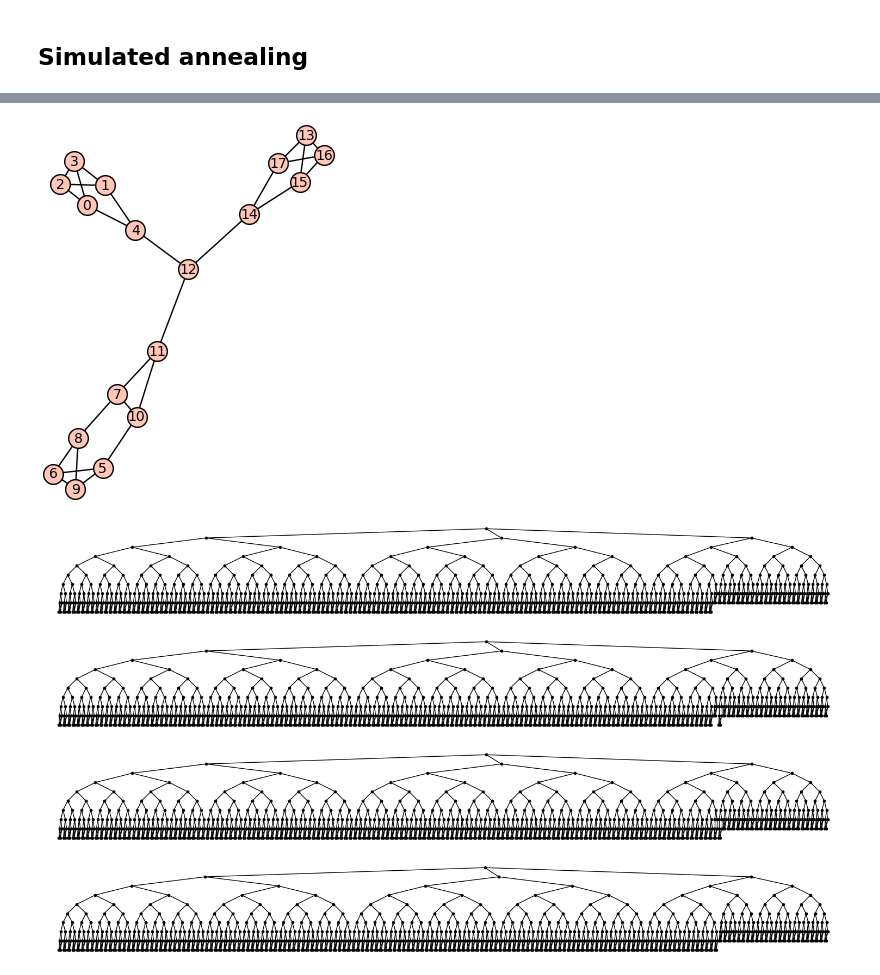
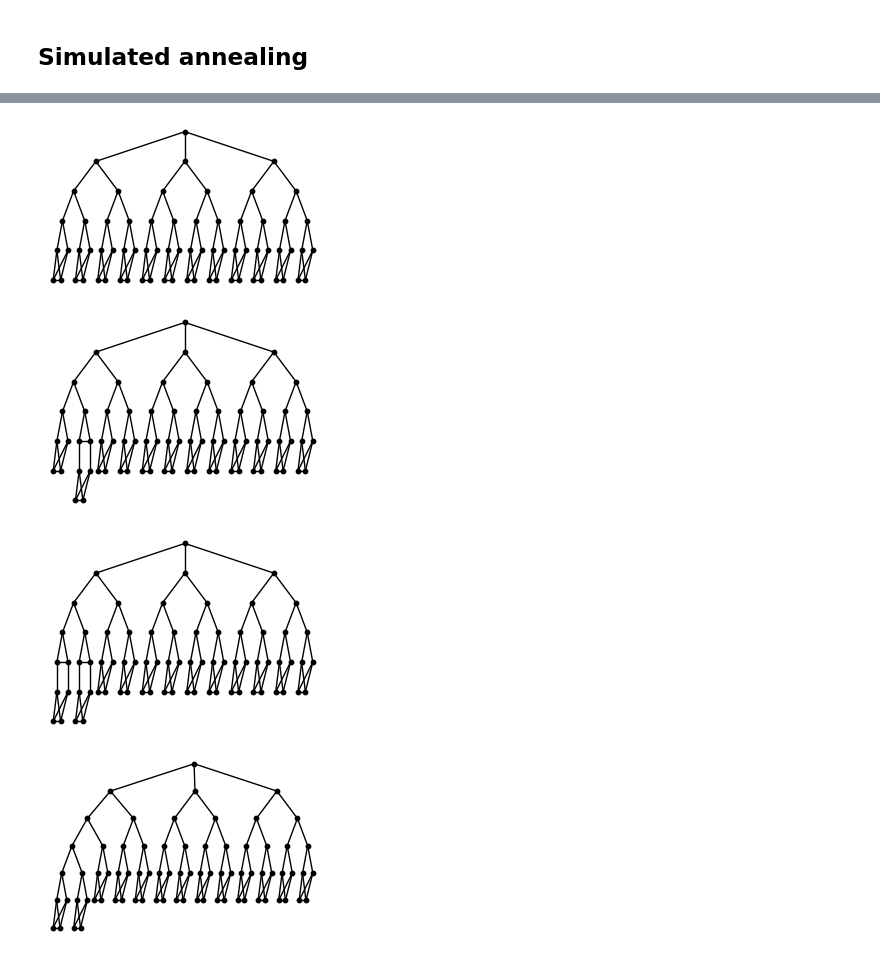
Before and after one commit to ZigaObradovic/FP_Group13, a Jupyter notebook: main.ipynb, the cells around one changed output, grey strips where cells are left out. Saved outputs shown, nothing was run; the diff lists cells and outputs as text; code cells hidden in the pictures.

```diff
--- a/main.ipynb
+++ b/main.ipynb
@@ -268,33 +279,0 @@ Graf je boljši
-# %%
-k = 3
-naj_grafi = []
-for n in range(10, 37,2):
-    najG = []
-    all_histories = []
-    for i in range(k):
-        Ln = Ln_graph(n)
-
-        start = time.time()
-        best_G, best_E, history = simulated_annealing_subpath(
-        Ln,
-        steps=20000,
-        T0=30.0,
-        alpha=0.99955,
-        max_tries = 1500,
-        verbose=False
-        )
-        elapsed = time.time() - start
-        print(f"Zaključil n = {n}, {i}. ponovitev v času {encode_time_hms(elapsed)} | Best_E = {best_E}")
-        all_histories.append(history)
-        najG.append(best_G)
-
-    naj_grafi.append(najG)
-
-    plt.figure(figsize=(10, 4))
-    for hist in all_histories:
-        plt.plot(hist, alpha=0.3)  # malo prosojno
-    plt.xlabel("Korak")
-    plt.ylabel("Energija")
-    plt.title(f"{k} zagonov SA za n = {n}")
-    plt.grid(True)
-    plt.show()
@@ -327,14 +280,9 @@ Zaključil n = 20, 2. ponovitev v času 00:03:19.838 | Best_E = 14212
-# %%
-for G in naj_grafi:
-    G.show()
-# %% [output]
-[figure, removed]
 # %%
-for n in range(1000, 1007, 2):
-    show_build_tree_tree_layout(n, root=0, figsize=[15,15])
+for n in range(70, 77, 2):
+    show_build_tree_tree_layout(n, root=0, figsize=[3,3])
 # %% [output]
-[figure, old version]
+[figure, new version]
-[figure, old version]
+[figure, new version]
-[figure, old version]
+[figure, new version]
-[figure, old version]
+[figure, new version]
 # %%
```
Also changed, not shown: parts of 8 cells of this notebook, 3 other files.
